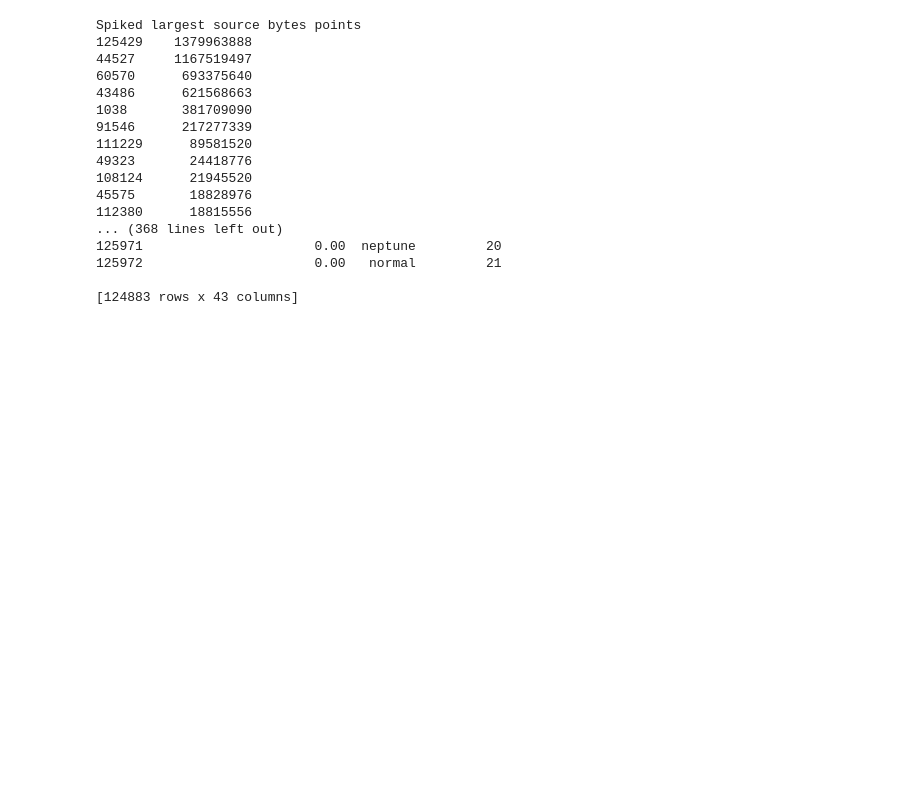
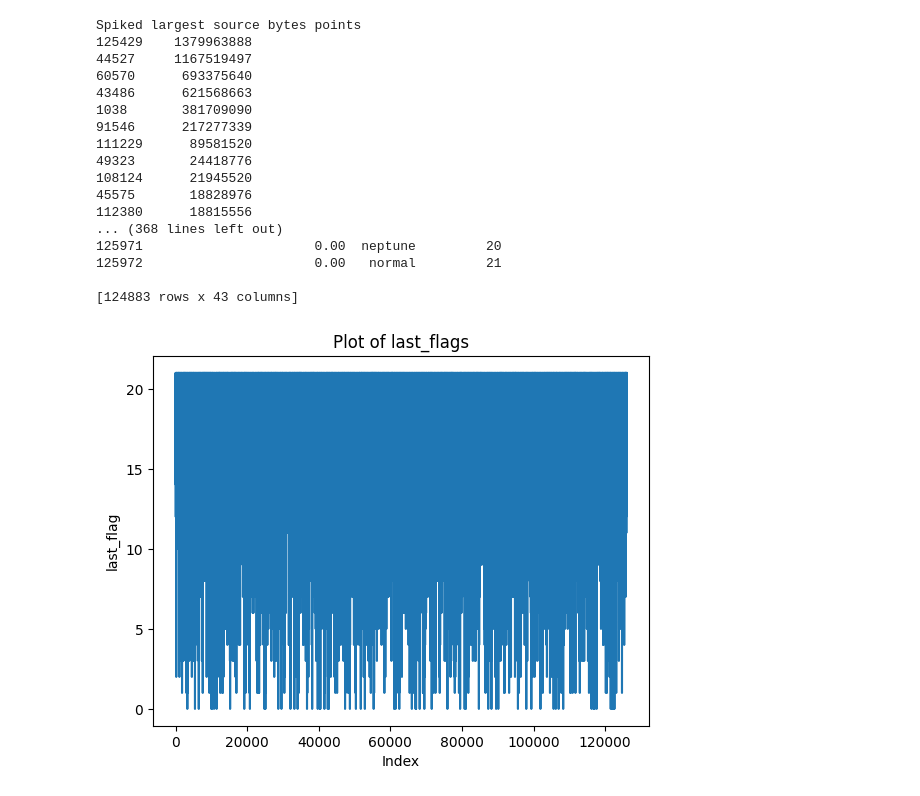
Before and after one commit to KhalidAFarah/StatisticalLearning, a Jupyter notebook: Report/Visualizations/Numerical/Numerical_Features.ipynb, the cells around one changed output. Drawn from its saved outputs; the diff is of its cells as text; code cells hidden in the pictures; blank space fills up the shorter version.

```diff
--- a/Report/Visualizations/Numerical/Numerical_Features.ipynb
+++ b/Report/Visualizations/Numerical/Numerical_Features.ipynb
@@ -75,3 +75,7 @@ Spiked largest source bytes points
 125972                      0.00   normal         21
 
 [124883 rows x 43 columns]
+# %%
+general_plot("last_flag", "Index", "last_flag",  "Plot of last_flags")
+# %% [output]
+[figure, added]
```
Also changed, not shown: 7 other files.
